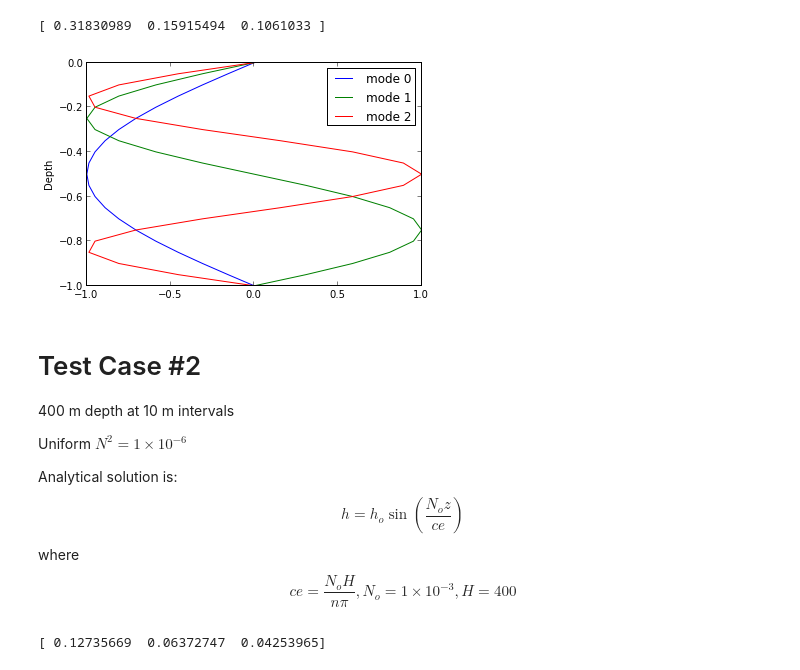
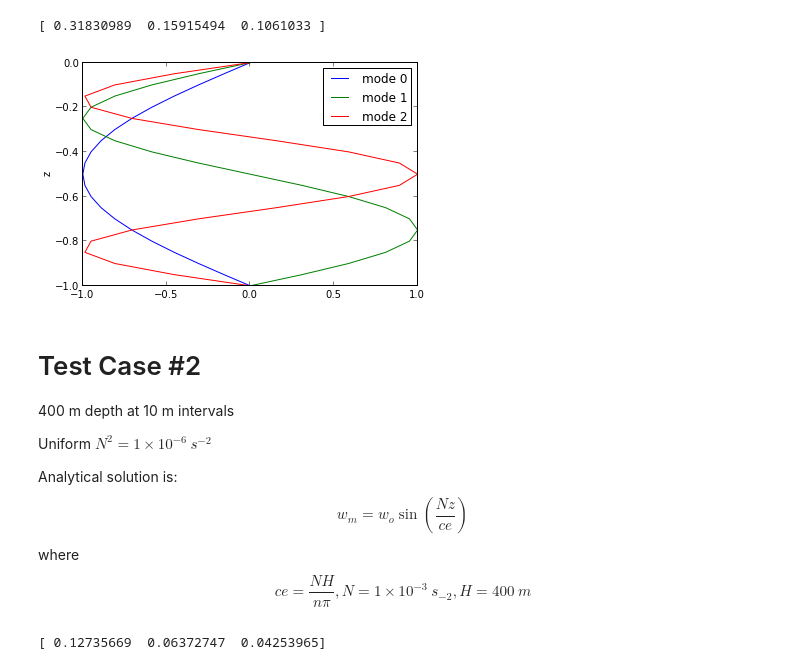
Before and after one commit to UBC-MOAD/AIMS-Workshop, a Jupyter notebook: dynmodes/dynmodes.ipynb, the cells around one changed output. Drawn from its saved outputs; the diff is of its cells as text; code cells hidden in the pictures.

Commit message:
Improve dynmodes notebook based on Susan's review.

```diff
--- a/dynmodes/dynmodes.ipynb
+++ b/dynmodes/dynmodes.ipynb
@@ -111,24 +133,26 @@ def dynmodes(Nsq, depth, nmodes, rho0=1028):
     Based on http://woodshole.er.usgs.gov/operations/sea-mat/klinck-html/dynmodes.html
     by John Klinck, 1999.
     """
-    # del-squared matrix plus boundary conditions
-    delsq, nz, dz = build_delsq_matrix(depth)
+    # 2nd derivative matrix plus boundary conditions
+    d2dz2, nz, dz = build_d2dz2_matrix(depth)
     # N-squared diagonal matrix
     Nsq_mat = np.identity(nz) * Nsq
     # Solve generalized eigenvalue problem for eigenvalues and vertical velocity modes
-    eigenvalues, wmodes = scipy.linalg.eig(delsq, Nsq_mat)
+    eigenvalues, wmodes = scipy.linalg.eig(d2dz2, Nsq_mat)
     eigenvalues, wmodes = clean_up_modes(eigenvalues, wmodes, nmodes)
+    # Vertical density modes
+    rmodes = wmodes * Nsq
     # Modal speeds
     ce = np.real(1 / np.sqrt(eigenvalues))
     # Horizontal velocity modes
     pmodes = np.zeros_like(wmodes)
     # 1st derivative of vertical modes
     pr = np.diff(wmodes)* rho0 * (ce ** 2).reshape(-1, 1) / dz
-    # Linear interpolation depth grid
+    # Linear interpolation on to the vertical coordinate grid
     pmodes[:, 1:nz - 1] = (pr[:, 1:nz - 1] + pr[:, :nz - 2]) / 2
     pmodes[:, 0] = pr[:, 0]
     pmodes[:, nz - 1] = pr[:, nz - 2]
-    return wmodes, pmodes, ce
+    return wmodes, pmodes, rmodes, ce
 # %% [markdown]
 # Test Case #1 #
 Unit depth and uniform, unit $N^2$
@@ -140,7 +166,7 @@ $$ce = \frac{1}{n \pi}$$
 # %%
 depth = np.arange(0, 1.05, 0.05)
 Nsq = np.ones_like(depth)
-wmodes, pmodes, ce = dynmodes(Nsq, depth, 3)
+wmodes, pmodes, rmodes, ce = dynmodes(Nsq, depth, 3)
 print ce
 # %% [output]
 [ 0.31863737  0.15981133  0.10709144]
@@ -151,27 +177,27 @@ print analytical
 # %% [output]
 [ 0.31830989  0.15915494  0.1061033 ]
 # %%
-def plot_wmodes(wmodes, depth):
+def plot_modes(modes, depth):
     fig = plt.figure()
     ax = fig.add_subplot(111)
     for i in xrange(3):
-        ax.plot(wmodes[i], -depth, label='mode {}'.format(i))
-    ax.set_ylabel('Depth')
+        ax.plot(modes[i], -depth, label='mode {}'.format(i))
+    ax.set_ylabel('z')
     ax.legend()
 
 plot_wmodes(wmodes, depth)
 # %% [output]
-[figure, old version]
+[figure, new version]
 # %% [markdown]
 # Test Case #2 #
 400 m depth at 10 m intervals
 
-Uniform $N^2 = 1 \times 10^{-6}$
+Uniform $N^2 = 1 \times 10^{-6} \ s^{-2}$
 
 Analytical solution is:
-$$h = h_o \sin(\frac{N_o z}{ce})$$
+$$w_m = w_o \sin(\frac{N z}{ce})$$
 where
-$$ce = \frac{N_o H}{n \pi}, N_o = 1 \times 10^{-3}, H = 400$$
+$$ce = \frac{N H}{n \pi}, N = 1 \times 10^{-3} \ s_{-2}, H = 400 \ m$$
 # %%
 depth = np.linspace(0, 400., 41)
 Nsq = np.ones_like(depth) * 1e-6
```
Also changed, not shown: parts of 16 cells of this notebook.
